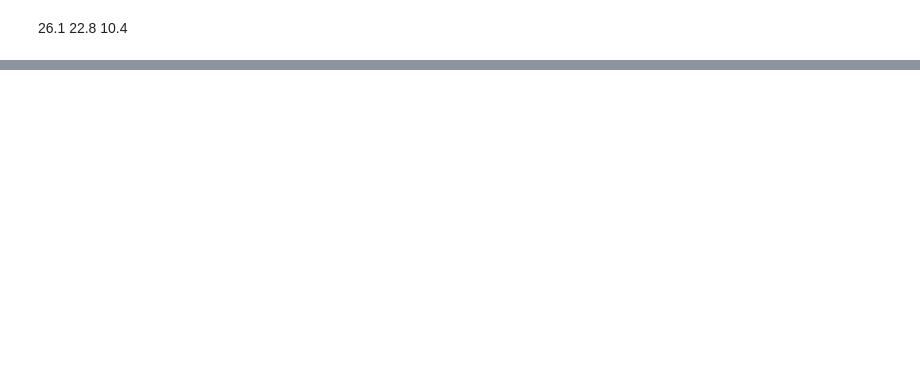
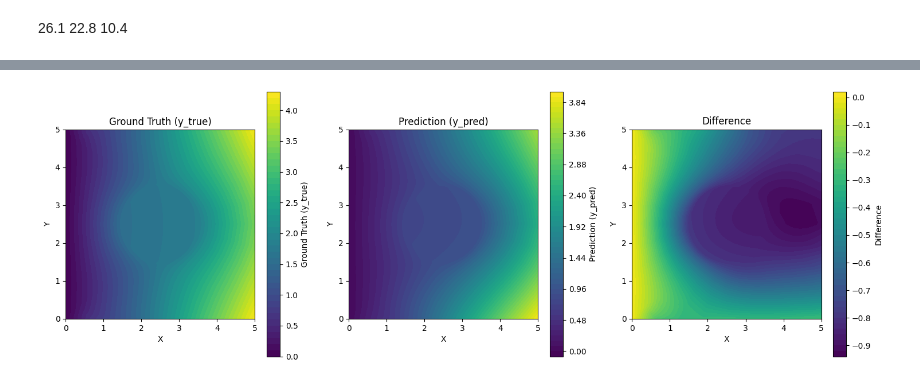
Before and after one commit to bdesia/feinn_project, a Jupyter notebook: notebooks/FEINN_example3/E3_RVE.ipynb, the cells around one changed output, grey strips where cells are left out. Saved outputs shown, nothing was run; the diff lists cells and outputs as text; code cells hidden in the pictures; blank space fills up the shorter version.

```diff
--- a/notebooks/FEINN_example3/E3_RVE.ipynb
+++ b/notebooks/FEINN_example3/E3_RVE.ipynb
@@ -197,0 +191,5 @@ comparator.plot_comparison(metric='difference')
+# %%
+feinn_solver.train(epochs = 0,
+                   lbfgs_epochs = 100,
+                   warmup = False,
+                   verbose = True)
@@ -197,0 +214,6 @@ comparator.plot_comparison(metric='difference')
+# %%
+from evaluator import SolutionComparator
+comparator = SolutionComparator(mesh, fem_solver.udisp[::2], feinn_solver.udisp[::2])
+comparator.plot_comparison(metric='difference')
+# %% [output]
+[figure, added]
```
Also changed, not shown: parts of 20 cells of this notebook, 5 other files.
